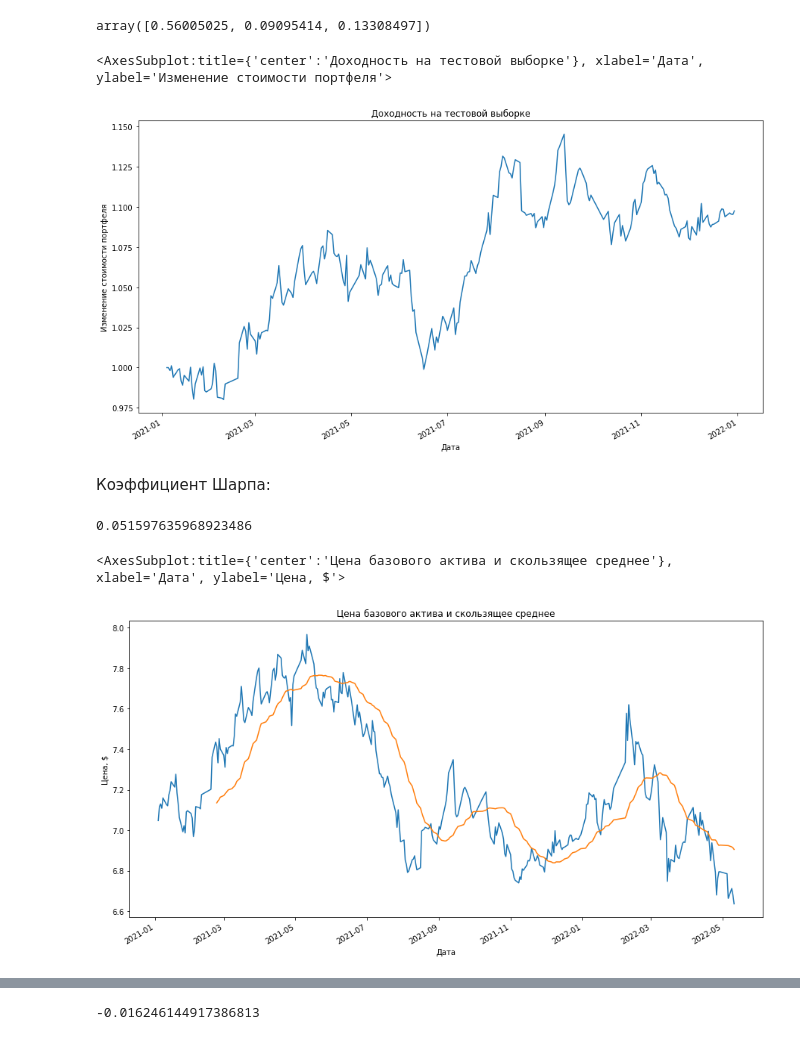
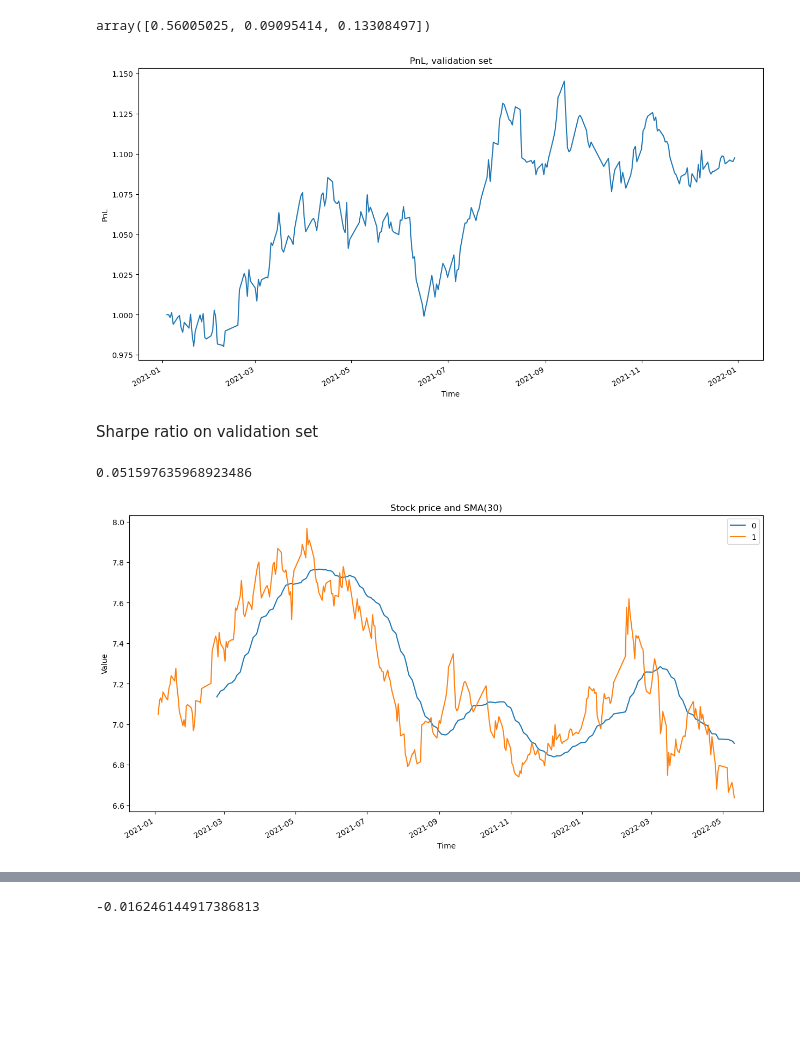
Before and after one commit to DaniilVorontsov/ChineseStocks, a Jupyter notebook: Chinese_Stocks.ipynb, the cells around one changed output, grey strips where cells are left out. Saved outputs shown, nothing was run; the diff lists cells and outputs as text; code cells hidden in the pictures; blank space fills up the shorter version.

```diff
--- a/Chinese_Stocks.ipynb
+++ b/Chinese_Stocks.ipynb
@@ -10 +14,3 @@ from scipy.optimize import minimize
+# %%
+CALCULATE_STD = False
 # %% [markdown]
@@ -24,12 +32,30 @@ stocks = stocks[stocks.index > pd.to_datetime('2011-01-01')]
 # %%
-#stdev = []
-#
-#t1 = dt.datetime.now().timestamp()
-#
-#for ticker in tickers[:1000]:
-#    asset = stocks[stocks.ticker==ticker]['close']
-#    stdev.append(asset.pct_change()[1:].std())
-#
-#t2 = dt.datetime.now().timestamp()
-#
-#print('Processing time:', t2 - t1)
+if CALCULATE_STD:
+   stdev = []
+
+   t1 = dt.datetime.now().timestamp()
+
+   for ticker in tickers[:1000]:
+      asset = stocks[stocks.ticker==ticker]['close']
+      stdev.append(asset.pct_change()[1:].std())
+
+   t2 = dt.datetime.now().timestamp()
+
+   print('Processing time:', t2 - t1)
+   df = pd.DataFrame(np.array(stdev), tickers[:1000].values, columns=['stdev'])
+   df = df.dropna()
+
+   df.to_csv('stdev.csv')
+
+else:
+
+   df =  pd.read_csv('stdev.csv')
+   q = df.stdev.quantile(0.01)
+
+   df['ticker'] = df['Unnamed: 0']
+   del df['Unnamed: 0']
+   df.index = df['ticker']
+   del df['ticker']
+
+   df = df[df.stdev < q]
+   df = pd.Series(df.stdev, df.index)
@@ -145,12 +156,11 @@ w3 = 1 - w[0] - w[1] - w[2]
 p = w[0] * data['p1'] + w[1] * data['p2'] + w[2] * data['p3'] + w3 * data['p4']
 # %%
 pnl = simulate(p, sma_signal, 2428, 2670)
-pnl.plot(figsize=(15,8), title='Доходность на тестовой выборке', xlabel='Дата', ylabel='Изменение стоимости портфеля')
+pnl.plot(figsize=(15,8), title='PnL, validation set', xlabel='Time', ylabel='PnL');
 # %% [output]
-<AxesSubplot:title={'center':'Доходность на тестовой выборке'}, xlabel='Дата', ylabel='Изменение стоимости портфеля'>
-[figure, old version]
+[figure, new version]
 # %% [markdown]
-Коэффициент Шарпа:
+Sharpe ratio on validation set
 # %%
 pnl.pct_change().mean() / pnl.pct_change().std()
 # %% [output]
@@ -166,10 +176,8 @@ for i in range(len(sma)):
 
 sma = pd.Series(sma, index = test_p.index)
 # %%
-test_p.plot(figsize=(15,8), title='Цена базового актива и скользящее среднее', xlabel='Дата', ylabel='Цена, $')
-sma.plot(figsize=(15,8), title='Цена базового актива и скользящее среднее', xlabel='Дата', ylabel='Цена, $')
+pd.concat([sma,test_p],axis=1).plot(figsize=(15,8), title='Stock price and SMA(30)', xlabel='Time', ylabel='Value');
 # %% [output]
-<AxesSubplot:title={'center':'Цена базового актива и скользящее среднее'}, xlabel='Дата', ylabel='Цена, $'>
-[figure, old version]
+[figure, new version]
 # %%
 pnl = simulate(p, sma_signal, 2428, 2753)
```
Also changed, not shown: parts of 20 cells of this notebook.
